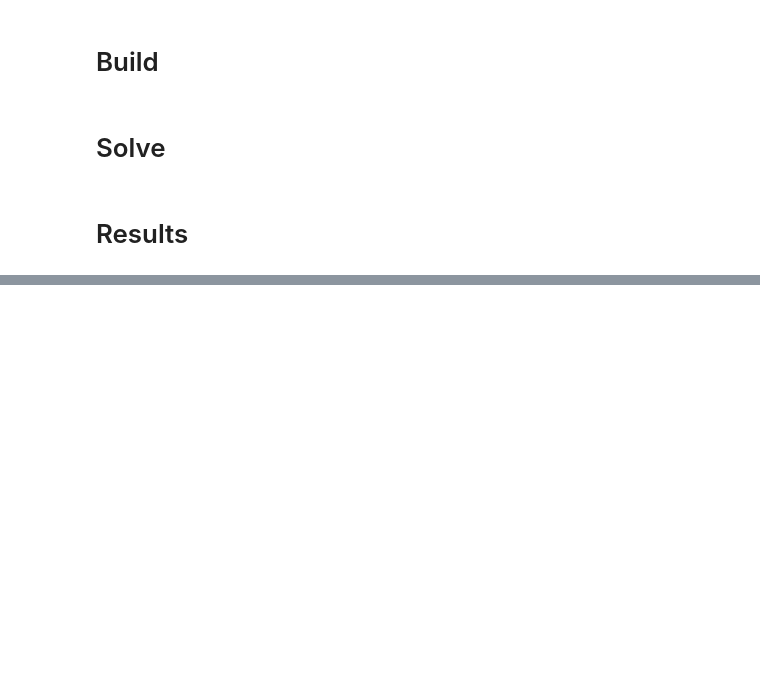
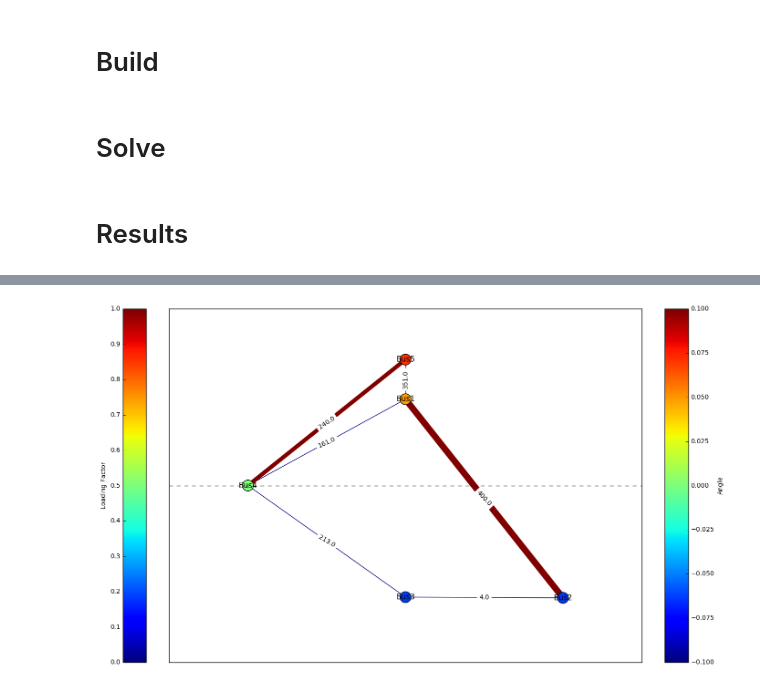
Before and after one commit to cleantechpulse/psst, a Jupyter notebook: examples/PJM5BusTestSystem.ipynb, the cells around one changed output, grey strips where cells are left out. Cells and saved outputs as stored; diff of their text form; code cells hidden in the pictures; blank space fills up the shorter version.

```diff
--- a/examples/PJM5BusTestSystem.ipynb
+++ b/examples/PJM5BusTestSystem.ipynb
@@ -36,0 +45,7 @@ line_power(network, model.results, hour=10)
+# %%
+import matplotlib.pyplot as plt
+from psst.plot.network import plot_angles
+
+ax = plot_angles(network, model.results, hour=10)
+# %% [output]
+[figure, added]
```
Also changed, not shown: parts of 7 cells of this notebook.
